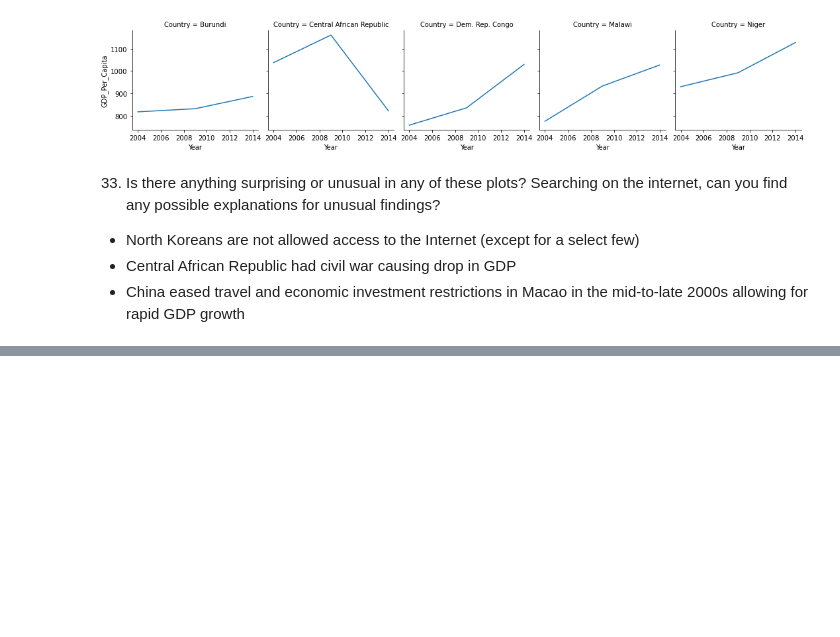
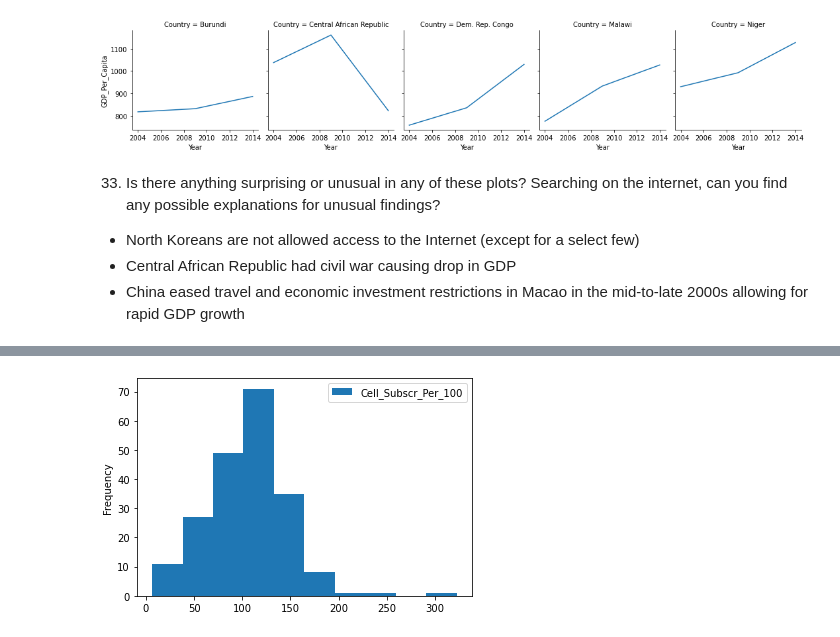
Before and after one commit to NSS-Data-Analytics-Cohort-7/gdp-and-internet-usage-PrestonSpencer, a Jupyter notebook: Notebooks/gdp_internet_project.ipynb, the cells around one changed output, grey strips where cells are left out. Saved outputs shown, nothing was run; the diff lists cells and outputs as text; code cells hidden in the pictures; blank space fills up the shorter version.

```diff
--- a/Notebooks/gdp_internet_project.ipynb
+++ b/Notebooks/gdp_internet_project.ipynb
@@ -627,0 +658,5 @@ plt.show()
+# %%
+mobile_2014.plot.hist(x = "Country", y = "Cell_Subscr_Per_100")
+plt.show()
+# %% [output]
+[figure, added]
```
Also changed, not shown: parts of 25 cells of this notebook.
